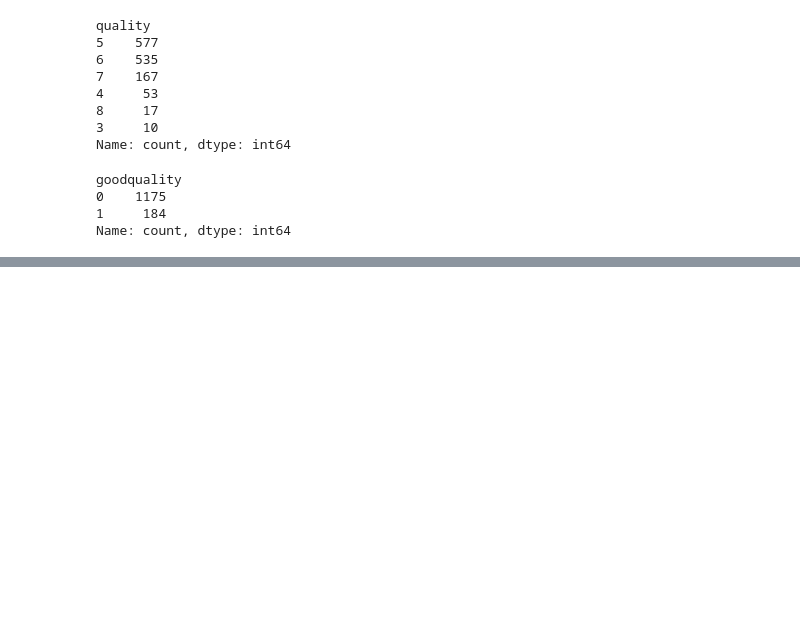
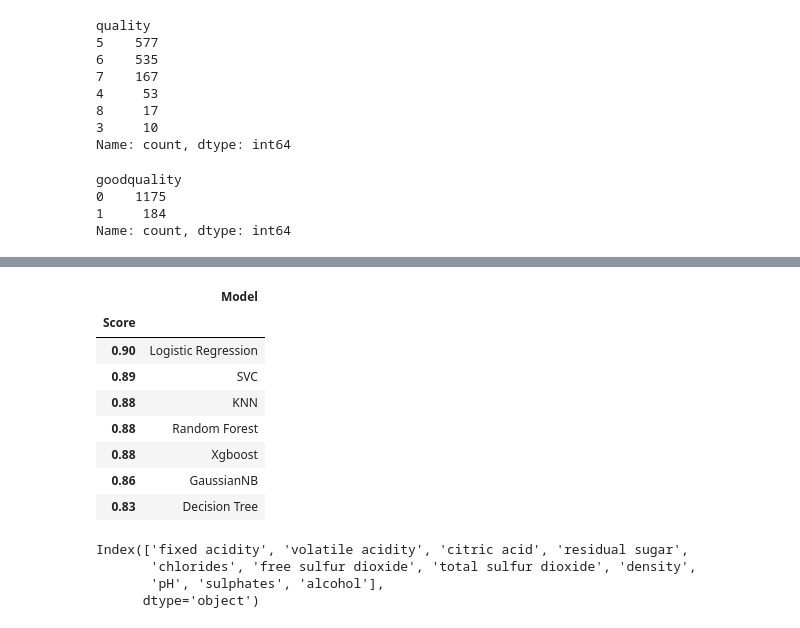
Before and after one commit to Vivekbhandare2338/wine_prediction_pro, a Jupyter notebook: wine_prediction.ipynb, the cells around one changed output, grey strips where cells are left out. Drawn from its saved outputs; the diff is of its cells as text; code cells hidden in the pictures; blank space fills up the shorter version.

```diff
--- a/wine_prediction.ipynb
+++ b/wine_prediction.ipynb
@@ -226,0 +461,20 @@ y = wine['goodquality']
+# %%
+results = pd.DataFrame({
+    'Model':['Logistic Regression','KNN','SVC','Decision Tree','GaussianNB',
+              'Random Forest','Xgboost'],
+    'Score':[0.90,0.88,0.89,0.83,0.86,0.88,0.88]
+})
+
+result_df = results.sort_values(by='Score',ascending=False)
+result_df = result_df.set_index('Score')
+result_df
+# %% [output]
+|  | Model |
+| Score |  |
+| 0.90 | Logistic Regression |
+| 0.89 | SVC |
+| 0.88 | KNN |
+| 0.88 | Random Forest |
+| 0.88 | Xgboost |
+| 0.86 | GaussianNB |
+| 0.83 | Decision Tree |
@@ -226,0 +486,7 @@ y = wine['goodquality']
+# %%
+X.columns
+# %% [output]
+Index(['fixed acidity', 'volatile acidity', 'citric acid', 'residual sugar',
+       'chlorides', 'free sulfur dioxide', 'total sulfur dioxide', 'density',
+       'pH', 'sulphates', 'alcohol'],
+      dtype='object')
```
Also changed, not shown: parts of 32 cells of this notebook, 7 other files.
